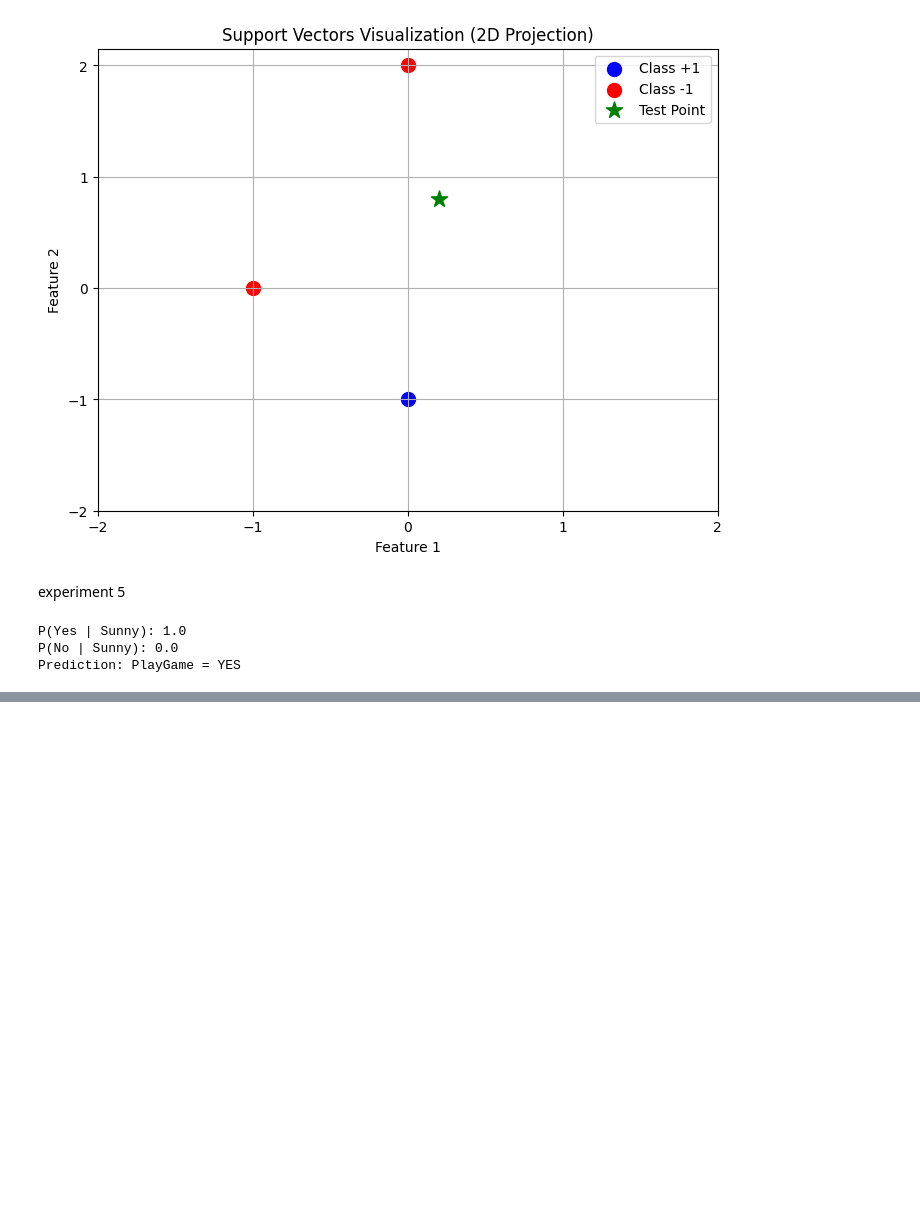
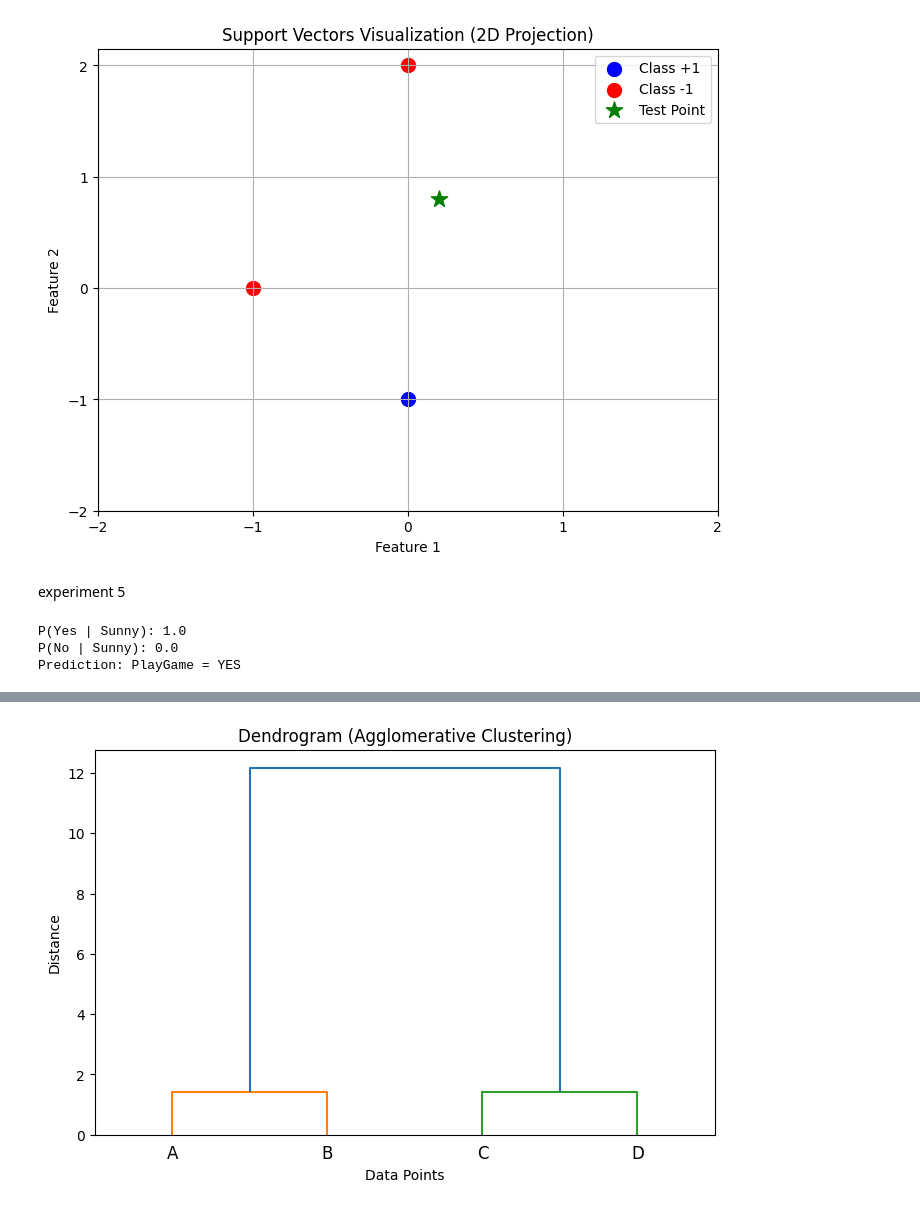
Before and after one commit to susovit005/MA_LAB_SUBMISSION, a Jupyter notebook: MA_LAB_EXPERIMENTS.ipynb, the cells around one changed output, grey strips where cells are left out. Saved outputs shown, nothing was run; the diff lists cells and outputs as text; code cells hidden in the pictures; blank space fills up the shorter version.

```diff
--- a/MA_LAB_EXPERIMENTS.ipynb
+++ b/MA_LAB_EXPERIMENTS.ipynb
@@ -480,0 +559,30 @@ Prediction: PlayGame = YES
+# %%
+import numpy as np
+import matplotlib.pyplot as plt
+from scipy.cluster.hierarchy import dendrogram, linkage
+
+# Example dataset for 4 clusters (A, B, C, D)
+# Each point is labeled implicitly by index
+X = np.array([
+    [1, 2],   # A
+    [2, 3],   # B
+    [8, 7],   # C
+    [9, 8]    # D
+])
+
+labels = ['A', 'B', 'C', 'D']
+
+# Perform Agglomerative Clustering using Ward linkage
+Z = linkage(X, method='ward')
+
+# Plot dendrogram
+plt.figure(figsize=(8, 5))
+dendrogram(Z, labels=labels)
+
+plt.title("Dendrogram (Agglomerative Clustering)")
+plt.xlabel("Data Points")
+plt.ylabel("Distance")
+
+plt.show()
+# %% [output]
+[figure, added]
```
Also changed, not shown: parts of 1 cell of this notebook.
